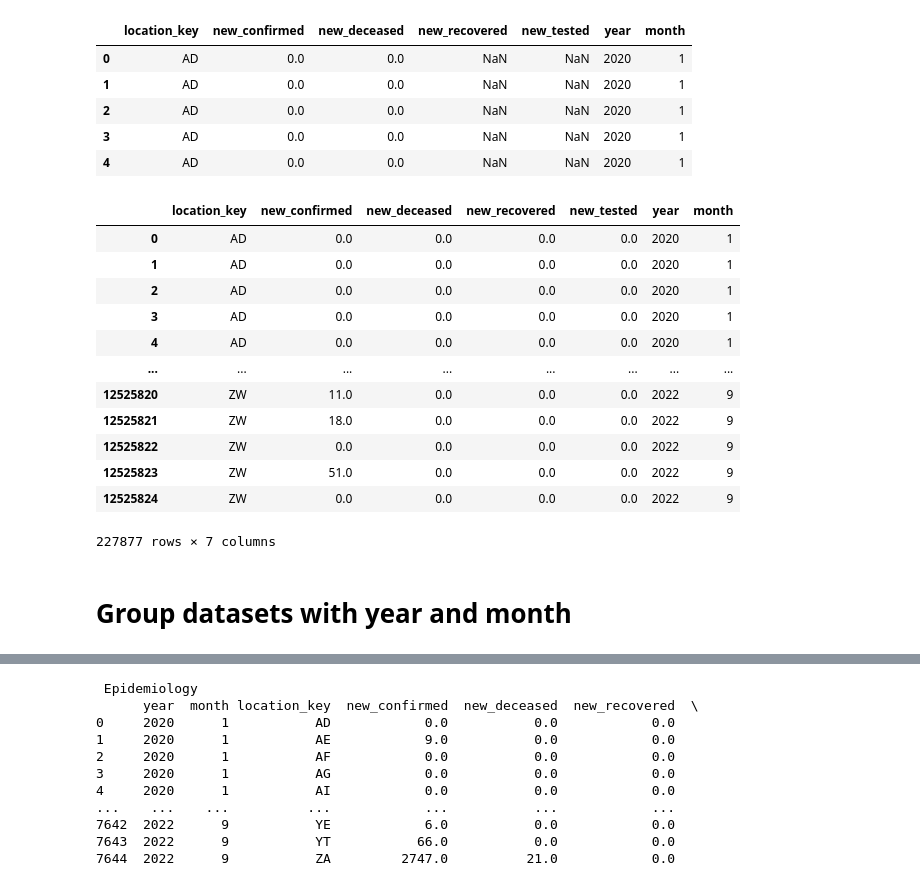
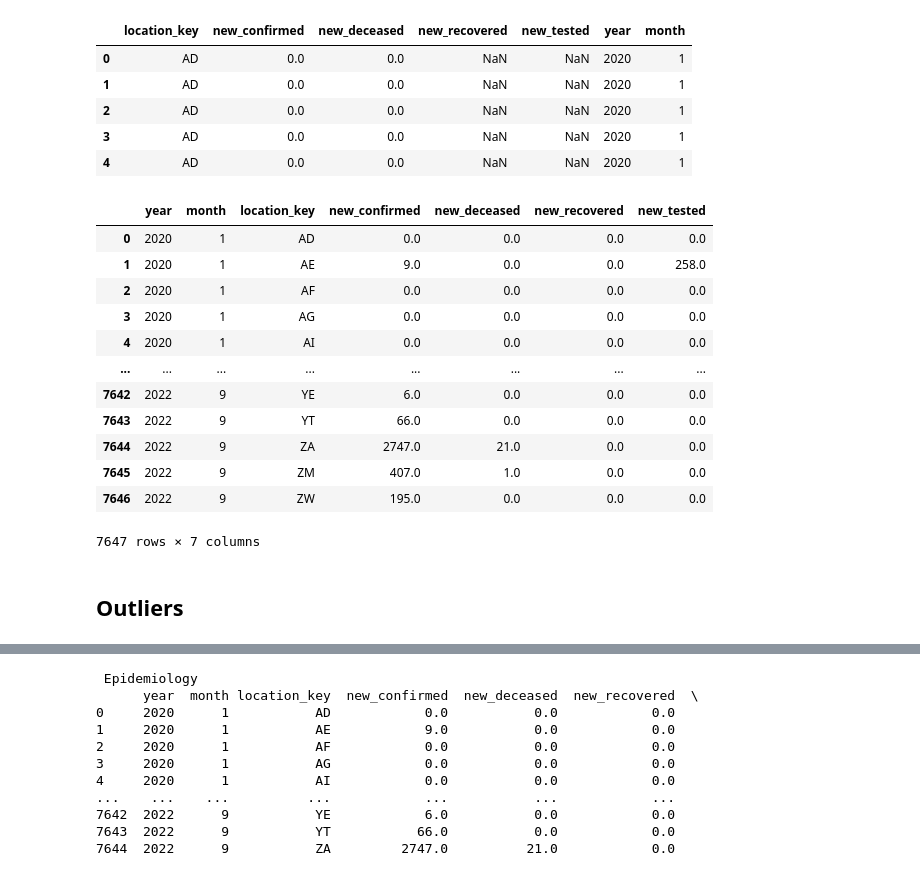
Before and after one commit to DenniseMc/cpsc_project, a Jupyter notebook: project_combine.ipynb, the cells around one changed output, grey strips where cells are left out. Drawn from its saved outputs; the diff is of its cells as text; code cells hidden in the pictures.

```diff
--- a/project_combine.ipynb
+++ b/project_combine.ipynb
@@ -134,2 +159,12 @@ for file in data_files:
 # %% [markdown]
 Two datasets are in **json** format: **health**, **economy**. Display the head of each dataset:
+# %%
+data_files_json = [
+    "health.json",
+    "economy.json"
+]
+
+for file in data_files_json:
+    data_json = pd.read_json(f'./data/{file}', orient='split')
+    print("\n\033[1m", file.replace(".json", "").title(), "\033[0m")
+    print(data_json.head())
@@ -157,7 +223,0 @@ Create a directory named "schools" in our project directory and download these t
-# %%
-data_files = [
-    "demographics.csv",
-    "epidemiology.csv",
-    "hospitalizations.csv",
-    "vaccinations.csv"
-]
@@ -379,8 +440,8 @@ data['health'].iloc[[0,21,49,61,68]][['location_key','adult_female_mortality_rat
 # %%
-columns_to_fill = ['new_hospitalized_patients',
+columns_to_fill_hospitalizations = ['new_hospitalized_patients',
                    'new_intensive_care_patients',
                    'new_ventilator_patients']
 
-data['hospitalizations'][columns_to_fill] = data['hospitalizations'][columns_to_fill].fillna(0)
+data['hospitalizations'][columns_to_fill_hospitalizations] = data['hospitalizations'][columns_to_fill_hospitalizations].fillna(0)
 data['hospitalizations']
 # %% [output]
@@ -402,10 +463,10 @@ data['hospitalizations']
 # %%
-columns_to_fill = [
+columns_to_fill_vaccinations = [
     'new_persons_vaccinated',
     'new_vaccine_doses_administered',
     'new_persons_fully_vaccinated',
 ]
 
-data['vaccinations'][columns_to_fill] = data['vaccinations'][columns_to_fill].fillna(0)
+data['vaccinations'][columns_to_fill_vaccinations] = data['vaccinations'][columns_to_fill_vaccinations].fillna(0)
 data['vaccinations']
 # %% [output]
@@ -434,28 +495,28 @@ data['epidemiology'].head()
 | 3 | AD | 0.0 | 0.0 | NaN | NaN | 2020 | 1 |
 | 4 | AD | 0.0 | 0.0 | NaN | NaN | 2020 | 1 |
 # %%
-columns_to_fill = [
+columns_to_fill_epidemiology = [
     'new_confirmed',
     'new_deceased',
     'new_recovered',
     'new_tested'
 ]
 
-data['epidemiology'][columns_to_fill] = data['epidemiology'][columns_to_fill].fillna(0)
+data['epidemiology'][columns_to_fill_epidemiology] = data['epidemiology'][columns_to_fill_epidemiology].fillna(0)
 data['epidemiology']
 # %% [output]
-|  | location_key | new_confirmed | new_deceased | new_recovered | new_tested | year | month |
-| 0 | AD | 0.0 | 0.0 | 0.0 | 0.0 | 2020 | 1 |
-| 1 | AD | 0.0 | 0.0 | 0.0 | 0.0 | 2020 | 1 |
-| 2 | AD | 0.0 | 0.0 | 0.0 | 0.0 | 2020 | 1 |
-| 3 | AD | 0.0 | 0.0 | 0.0 | 0.0 | 2020 | 1 |
-| 4 | AD | 0.0 | 0.0 | 0.0 | 0.0 | 2020 | 1 |
+|  | year | month | location_key | new_confirmed | new_deceased | new_recovered | new_tested |
+| 0 | 2020 | 1 | AD | 0.0 | 0.0 | 0.0 | 0.0 |
+| 1 | 2020 | 1 | AE | 9.0 | 0.0 | 0.0 | 258.0 |
+| 2 | 2020 | 1 | AF | 0.0 | 0.0 | 0.0 | 0.0 |
+| 3 | 2020 | 1 | AG | 0.0 | 0.0 | 0.0 | 0.0 |
+| 4 | 2020 | 1 | AI | 0.0 | 0.0 | 0.0 | 0.0 |
 | ... | ... | ... | ... | ... | ... | ... | ... |
-| 12525820 | ZW | 11.0 | 0.0 | 0.0 | 0.0 | 2022 | 9 |
-| 12525821 | ZW | 18.0 | 0.0 | 0.0 | 0.0 | 2022 | 9 |
-| 12525822 | ZW | 0.0 | 0.0 | 0.0 | 0.0 | 2022 | 9 |
-| 12525823 | ZW | 51.0 | 0.0 | 0.0 | 0.0 | 2022 | 9 |
-| 12525824 | ZW | 0.0 | 0.0 | 0.0 | 0.0 | 2022 | 9 |
+| 7642 | 2022 | 9 | YE | 6.0 | 0.0 | 0.0 | 0.0 |
+| 7643 | 2022 | 9 | YT | 66.0 | 0.0 | 0.0 | 0.0 |
+| 7644 | 2022 | 9 | ZA | 2747.0 | 21.0 | 0.0 | 0.0 |
+| 7645 | 2022 | 9 | ZM | 407.0 | 1.0 | 0.0 | 0.0 |
+| 7646 | 2022 | 9 | ZW | 195.0 | 0.0 | 0.0 | 0.0 |
-227877 rows × 7 columns
+7647 rows × 7 columns
-# %% [markdown]
-# Group datasets with year and month
+# %% [markdown]
+## Outliers
```
Also changed, not shown: parts of 36 cells of this notebook.
